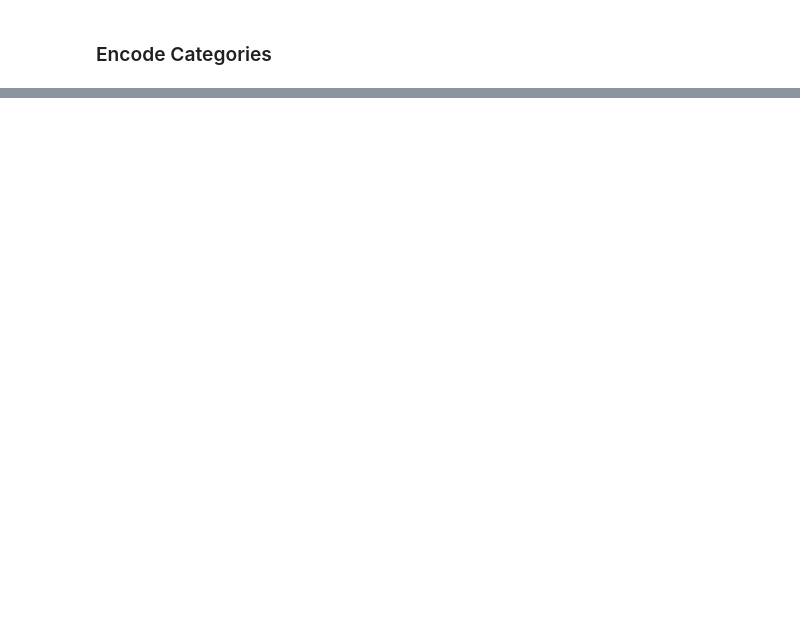
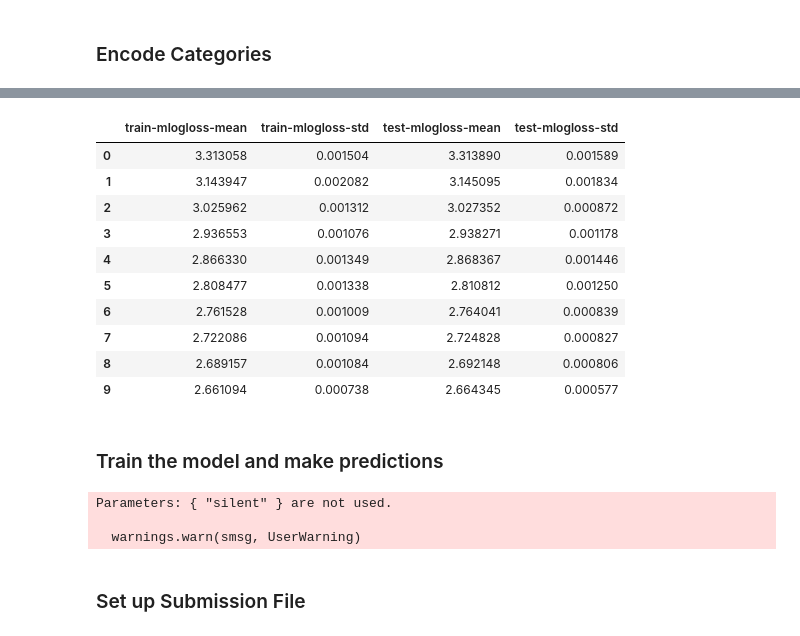
Before and after one commit to tjjdoherty/sf-crime-kaggle, a Jupyter notebook: sf_crime.ipynb, the cells around one changed output, grey strips where cells are left out. Saved outputs shown, nothing was run; the diff lists cells and outputs as text; code cells hidden in the pictures; blank space fills up the shorter version.

Commit message:
created first submission

```diff
--- a/sf_crime.ipynb
+++ b/sf_crime.ipynb
@@ -247,0 +264,13 @@ train.sample(5)
+# %%
+feature_cols = ['X', 'Y', 'IsDay', 'DayOfWeek', 'Month', 'Hour', 'Year',
+                'PdDistrict_BAYVIEW', 'PdDistrict_CENTRAL', 'PdDistrict_INGLESIDE',
+                'PdDistrict_MISSION', 'PdDistrict_NORTHERN', 'PdDistrict_PARK',
+                'PdDistrict_RICHMOND', 'PdDistrict_SOUTHERN', 'PdDistrict_TARAVAL', 'PdDistrict_TENDERLOIN']
+
+target_col = 'CategoryCode'
+
+train_x = train[feature_cols]
+train_y = train[target_col]
+
+test_ids = test['Id'] # we will need this column for putting into the submission file
+test_x = test[feature_cols]
@@ -247,0 +294,6 @@ train.sample(5)
+# %%
+import xgboost as xgb
+
+# decision matrix is a data structure used by xgboost for optimization
+train_xgb = xgb.DMatrix(train_x, label=train_y)
+test_xgb = xgb.DMatrix(test_x)
@@ -247,0 +302,11 @@ train.sample(5)
+# %%
+params = {
+    'max_depth': 4,  # the maximum depth of each tree
+    'eta': 0.2,  # the training step for each iteration
+    'silent': 1,  # quiet logging so that we don't see warnings
+    'objective': 'multi:softprob',  # error evaluation for multiclass training
+    'num_class': 39,
+}
+# %%
+# cross validation to find the best number of rounds
+cv = xgb.cv(params, train_xgb, nfold=3, early_stopping_rounds=10, metrics='mlogloss', verbose_eval=True)
@@ -247,0 +330,25 @@ train.sample(5)
+# %%
+cv
+# %% [output]
+|  | train-mlogloss-mean | train-mlogloss-std | test-mlogloss-mean | test-mlogloss-std |
+| 0 | 3.313058 | 0.001504 | 3.313890 | 0.001589 |
+| 1 | 3.143947 | 0.002082 | 3.145095 | 0.001834 |
+| 2 | 3.025962 | 0.001312 | 3.027352 | 0.000872 |
+| 3 | 2.936553 | 0.001076 | 2.938271 | 0.001178 |
+| 4 | 2.866330 | 0.001349 | 2.868367 | 0.001446 |
+| 5 | 2.808477 | 0.001338 | 2.810812 | 0.001250 |
+| 6 | 2.761528 | 0.001009 | 2.764041 | 0.000839 |
+| 7 | 2.722086 | 0.001094 | 2.724828 | 0.000827 |
+| 8 | 2.689157 | 0.001084 | 2.692148 | 0.000806 |
+| 9 | 2.661094 | 0.000738 | 2.664345 | 0.000577 |
+# %% [markdown]
+### Train the model and make predictions
+# %%
+model = xgb.train(params, train_xgb, num_boost_round=cv.shape[0]) # appears to be 10 rounds
+y_pred = model.predict(test_xgb)
+# %% [output]
+Parameters: { "silent" } are not used.
+
+  warnings.warn(smsg, UserWarning)
+# %% [markdown]
+### Set up Submission File
```
Also changed, not shown: parts of 18 cells of this notebook, 2 other files.
